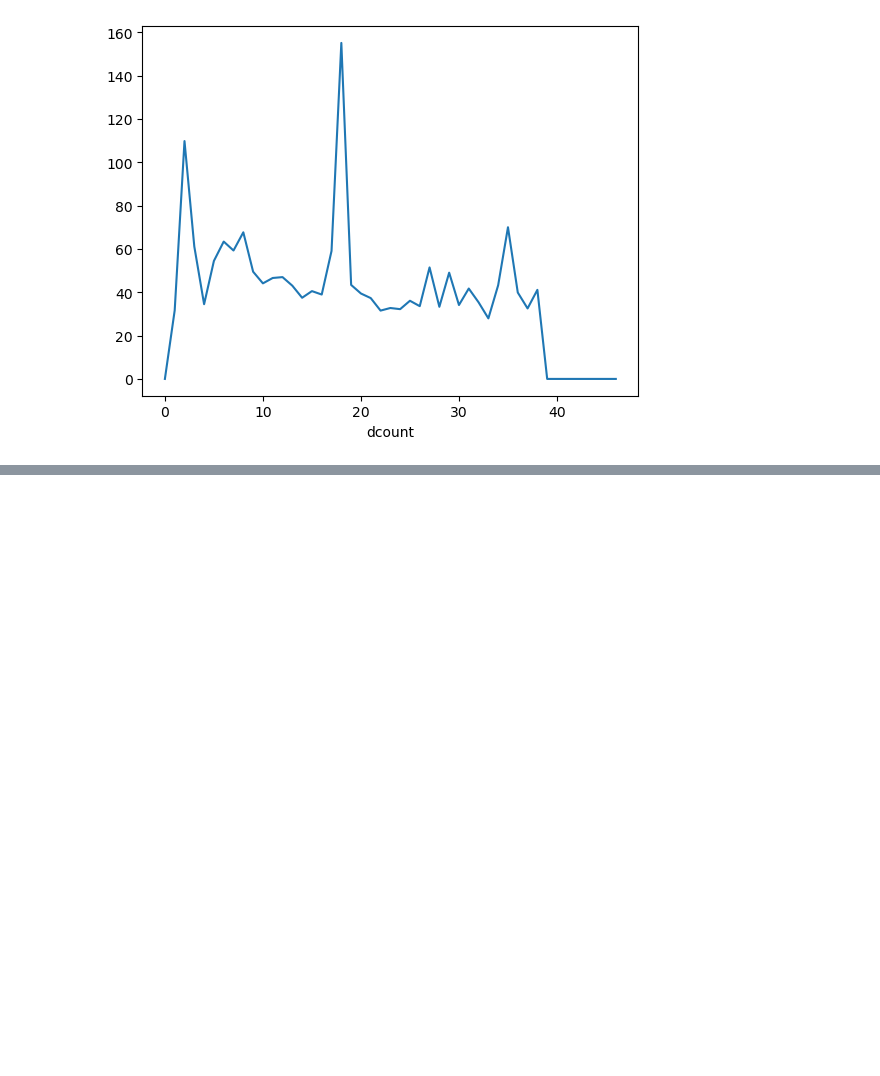
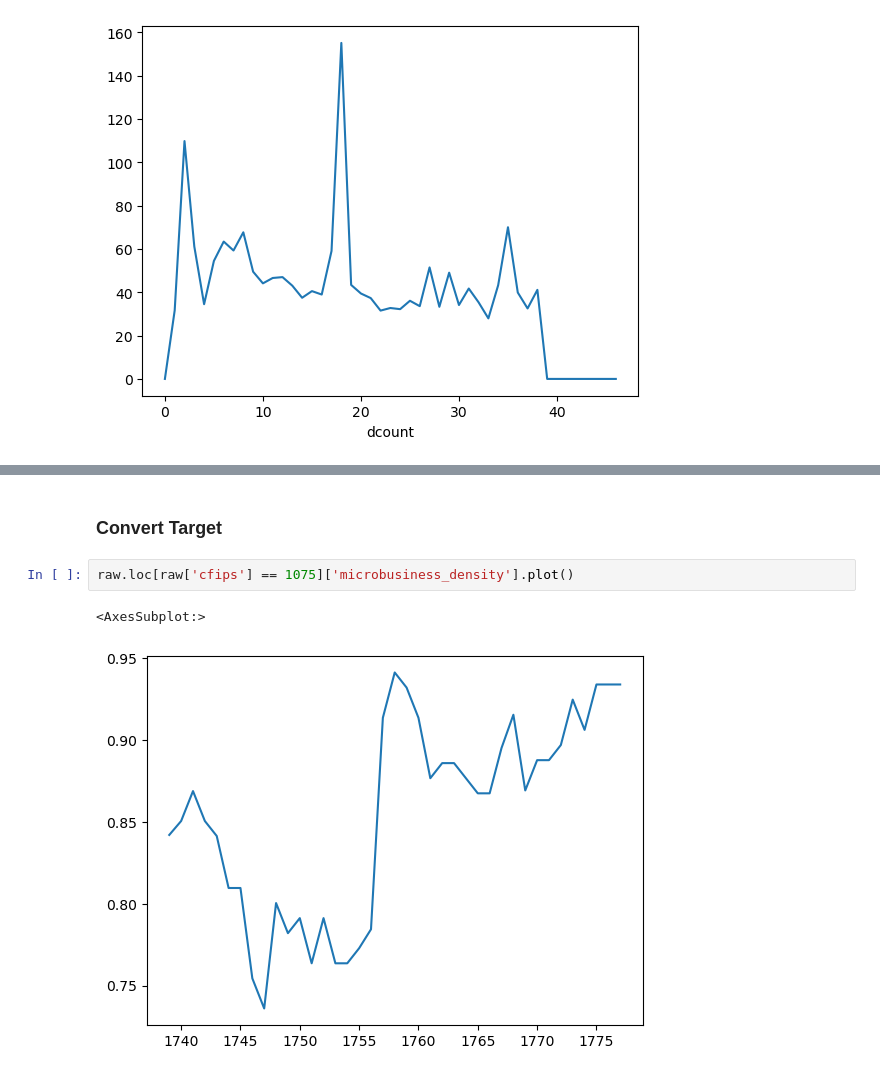
Before and after one commit to Waguy02/GoDaddy, a Jupyter notebook: notebooks/other_experiments/01-kaggle_baseline.ipynb, the cells around one changed output, grey strips where cells are left out. Drawn from its saved outputs; the diff is of its cells as text; blank space fills up the shorter version.

```diff
--- a/notebooks/other_experiments/01-kaggle_baseline.ipynb
+++ b/notebooks/other_experiments/01-kaggle_baseline.ipynb
@@ -148,0 +162,7 @@ raw.loc[raw.cfips == 21277].plot(x='dcount', y='microbusiness_density')
+# %% [markdown]
+### Convert Target
+# %%
+raw.loc[raw['cfips'] == 1075]['microbusiness_density'].plot()
+# %% [output]
+<AxesSubplot:>
+[figure, added]
```
Also changed, not shown: parts of 22 cells of this notebook, 11 other files.
